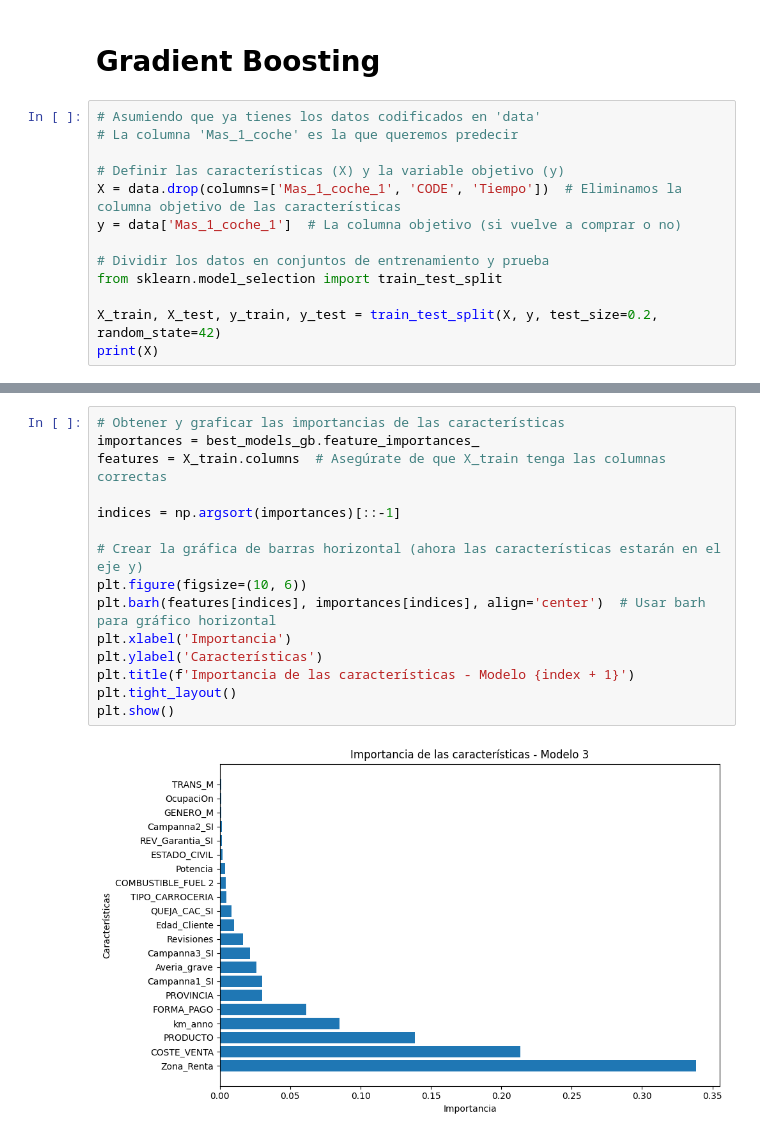
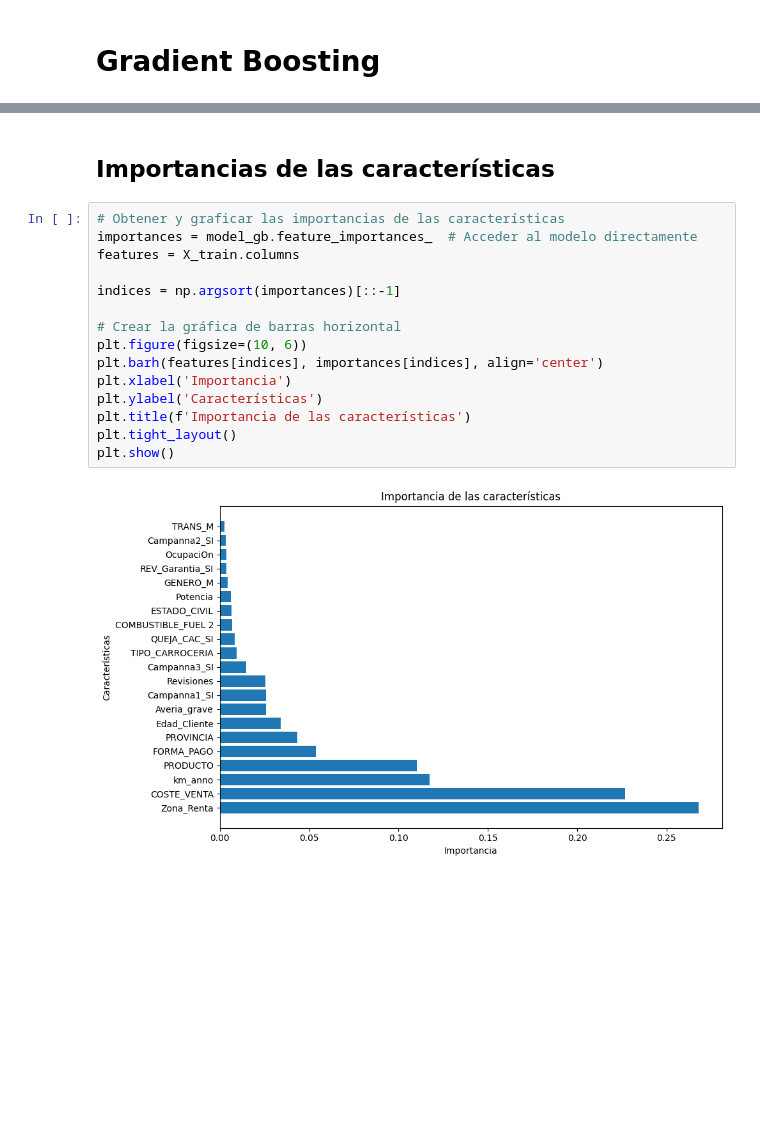
Before and after one commit to alejandromtnz/Purchase-Propensity-Model, a Jupyter notebook: main.ipynb, the cells around one changed output, grey strips where cells are left out. Saved outputs shown, nothing was run; the diff lists cells and outputs as text; blank space fills up the shorter version.

```diff
--- a/main.ipynb
+++ b/main.ipynb
@@ -388,16 +431,3 @@ QUEJA_CAC_SI             bool
 dtype: object
 # %% [markdown]
 # Gradient Boosting
-# %%
-# Asumiendo que ya tienes los datos codificados en 'data'
-# La columna 'Mas_1_coche' es la que queremos predecir
-
-# Definir las características (X) y la variable objetivo (y)
-X = data.drop(columns=['Mas_1_coche_1', 'CODE', 'Tiempo'])  # Eliminamos la columna objetivo de las características
-y = data['Mas_1_coche_1']  # La columna objetivo (si vuelve a comprar o no)
-
-# Dividir los datos en conjuntos de entrenamiento y prueba
-from sklearn.model_selection import train_test_split
-
-X_train, X_test, y_train, y_test = train_test_split(X, y, test_size=0.2, random_state=42)
-print(X)
@@ -560,17 +514,19 @@ weighted avg       0.88      0.89      0.89     11610
+# %% [markdown]
+## Importancias de las características
 # %%
 # Obtener y graficar las importancias de las características
-importances = best_models_gb.feature_importances_
-features = X_train.columns  # Asegúrate de que X_train tenga las columnas correctas
+importances = model_gb.feature_importances_  # Acceder al modelo directamente
+features = X_train.columns
 
 indices = np.argsort(importances)[::-1]
 
-# Crear la gráfica de barras horizontal (ahora las características estarán en el eje y)
+# Crear la gráfica de barras horizontal
 plt.figure(figsize=(10, 6))
-plt.barh(features[indices], importances[indices], align='center')  # Usar barh para gráfico horizontal
+plt.barh(features[indices], importances[indices], align='center')
 plt.xlabel('Importancia')
 plt.ylabel('Características')
-plt.title(f'Importancia de las características - Modelo {index + 1}')
+plt.title(f'Importancia de las características')
 plt.tight_layout()
 plt.show()
 # %% [output]
-[figure, old version]
+[figure, new version]
```
Also changed, not shown: parts of 15 cells of this notebook, 2 other files.
